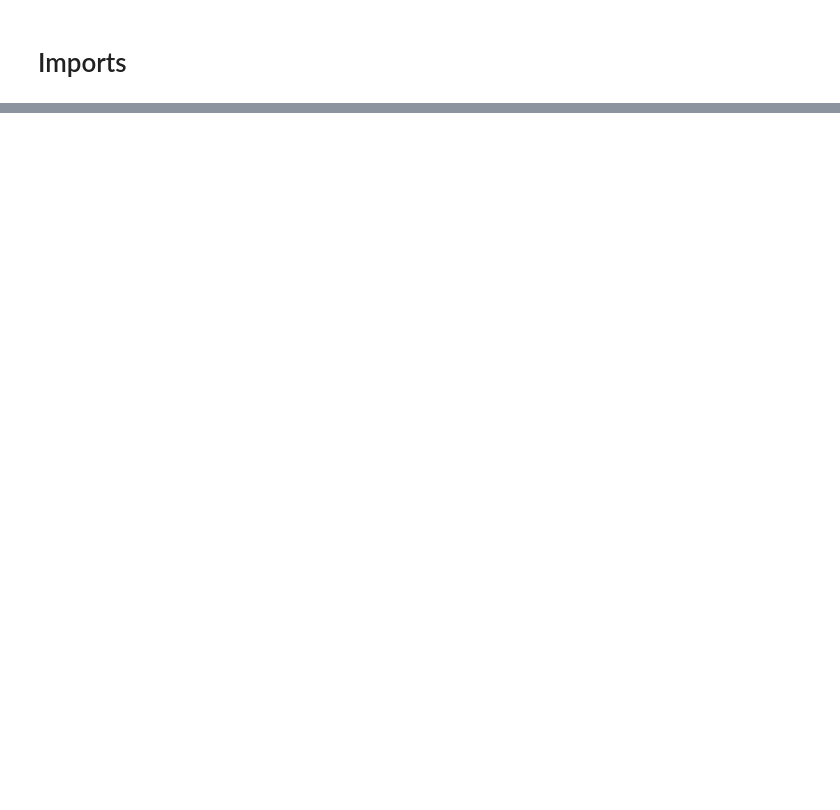
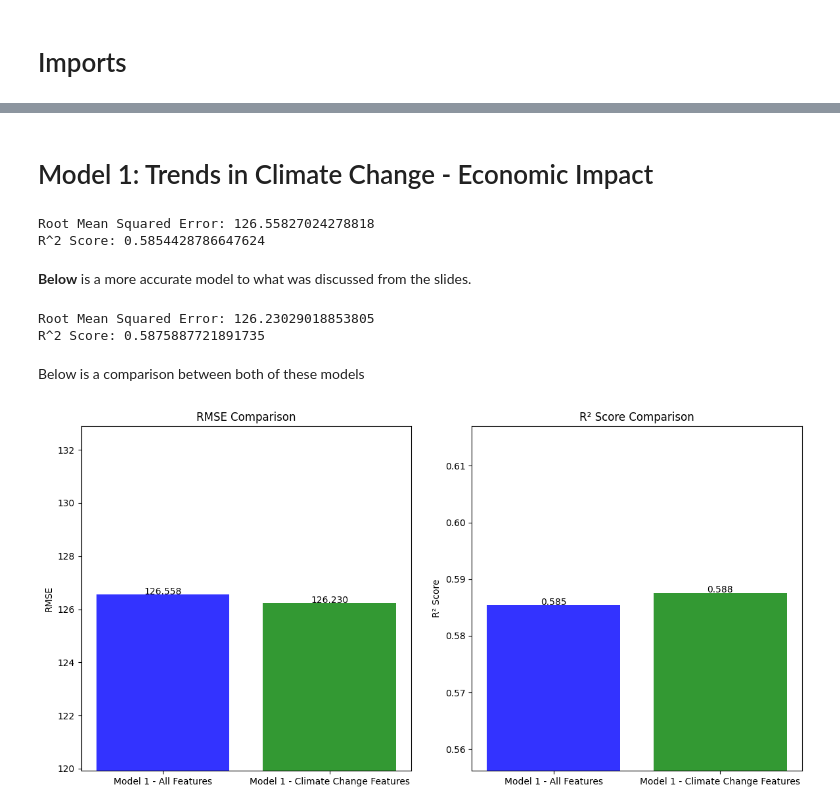
Before and after one commit to areyesca13/ML_ProjectG15, a Jupyter notebook: Group15FinalProject.ipynb, the cells around one changed output, grey strips where cells are left out. Cells and saved outputs as stored; diff of their text form; code cells hidden in the pictures; blank space fills up the shorter version.

```diff
--- a/Group15FinalProject.ipynb
+++ b/Group15FinalProject.ipynb
@@ -46,0 +317,79 @@ dtype: int64
+# %% [markdown]
+# Model 1: Trends in Climate Change - Economic Impact
+# %%
+data_mlr = data
+X = data_mlr.drop(columns=['Economic_Impact_Million_USD', 'Affected_by_Climate_Change'])
+y = data_mlr['Economic_Impact_Million_USD']
+
+X = pd.get_dummies(X, drop_first=True)
+standardScaler = StandardScaler()
+X = standardScaler.fit_transform(X)
+
+X_train, X_test, y_train, y_test = train_test_split(X, y, test_size=0.2, random_state=42)
+
+model = LinearRegression()
+model.fit(X_train, y_train)
+
+y_pred = model.predict(X_test)
+
+mse_1 = mean_squared_error(y_test, y_pred)
+r2_1 = r2_score(y_test, y_pred)
+
+print(f"Root Mean Squared Error: {np.sqrt(mse_1)}")
+print(f"R^2 Score: {r2_1}")
+# %% [output]
+Root Mean Squared Error: 126.55827024278818
+R^2 Score: 0.5854428786647624
+# %% [markdown]
+**Below** is a more accurate model to what was discussed from the slides.
+# %%
+data_mlr = data[['CO2_Emissions_MT', 'Extreme_Weather_Events', 'Soil_Health_Index', 'Economic_Impact_Million_USD', 'Crop_Yield_MT_per_HA']]
+X = data_mlr.drop(columns=['Economic_Impact_Million_USD'])
+y = data_mlr['Economic_Impact_Million_USD']
+
+X = pd.get_dummies(X, drop_first=True)
+standardScaler = StandardScaler()
+X = standardScaler.fit_transform(X)
+
+X_train, X_test, y_train, y_test = train_test_split(X, y, test_size=0.2, random_state=42)
+
+model = LinearRegression()
+model.fit(X_train, y_train)
+
+y_pred = model.predict(X_test)
+
+mse_2 = mean_squared_error(y_test, y_pred)
+r2_2 = r2_score(y_test, y_pred)
+
+print(f"Root Mean Squared Error: {np.sqrt(mse_2)}")
+print(f"R^2 Score: {r2_2}")
+# %% [output]
+Root Mean Squared Error: 126.23029018853805
+R^2 Score: 0.5875887721891735
+# %% [markdown]
+Below is a comparison between both of these models
+# %%
+models = ['Model 1 - All Features', 'Model 1 - Climate Change Features']
+rmse_scores = [np.sqrt(mse_1), np.sqrt(mse_2)]
+r2_scores = [r2_1, r2_2]
+
+fig, ax = plt.subplots(1, 2, figsize=(12, 6))
+
+ax[0].bar(models, rmse_scores, color=['blue', 'green'], alpha=0.8)
+ax[0].set_title('RMSE Comparison')
+ax[0].set_ylabel('RMSE')
+ax[0].set_ylim(min(rmse_scores) * 0.95, max(rmse_scores) * 1.05)
+for i, v in enumerate(rmse_scores):
+    ax[0].text(i, v + (max(rmse_scores) - min(rmse_scores)) * 0.02, f'{v:.3f}', ha='center') #This adds the actual RMSE values to the top of the bars
+
+ax[1].bar(models, r2_scores, color=['blue', 'green'], alpha=0.8)
+ax[1].set_title('R² Score Comparison')
+ax[1].set_ylabel('R² Score')
+ax[1].set_ylim(min(r2_scores) * 0.95, max(r2_scores) * 1.05)
+for i, v in enumerate(r2_scores):
+    ax[1].text(i, v + (max(r2_scores) - min(r2_scores)) * 0.02, f'{v:.3f}', ha='center') #This adds the actual R^2 scores to the top of the bars
+
+plt.tight_layout()
+plt.show()
+# %% [output]
+[figure, added]
```
Also changed, not shown: parts of 21 cells of this notebook.
